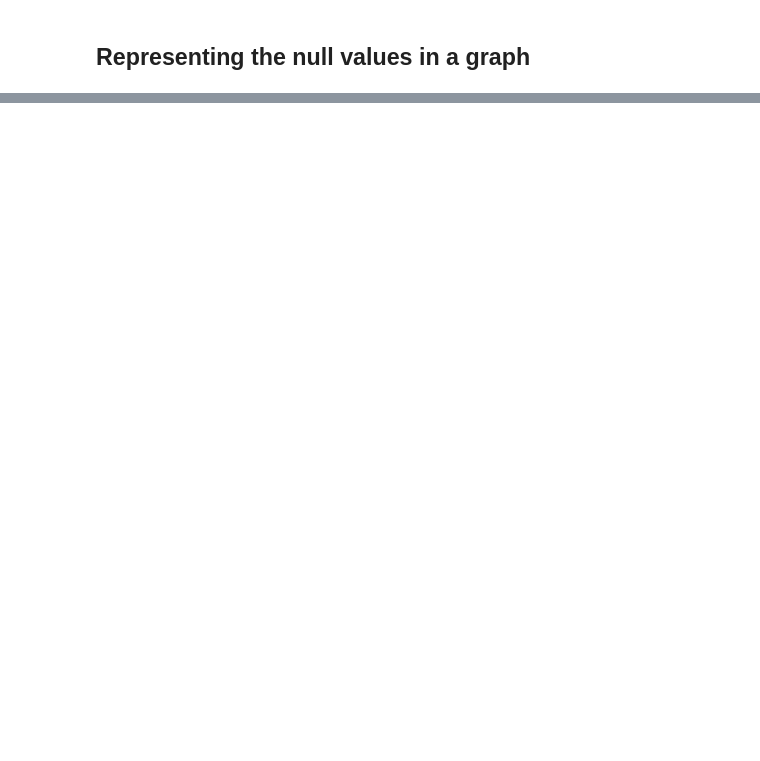
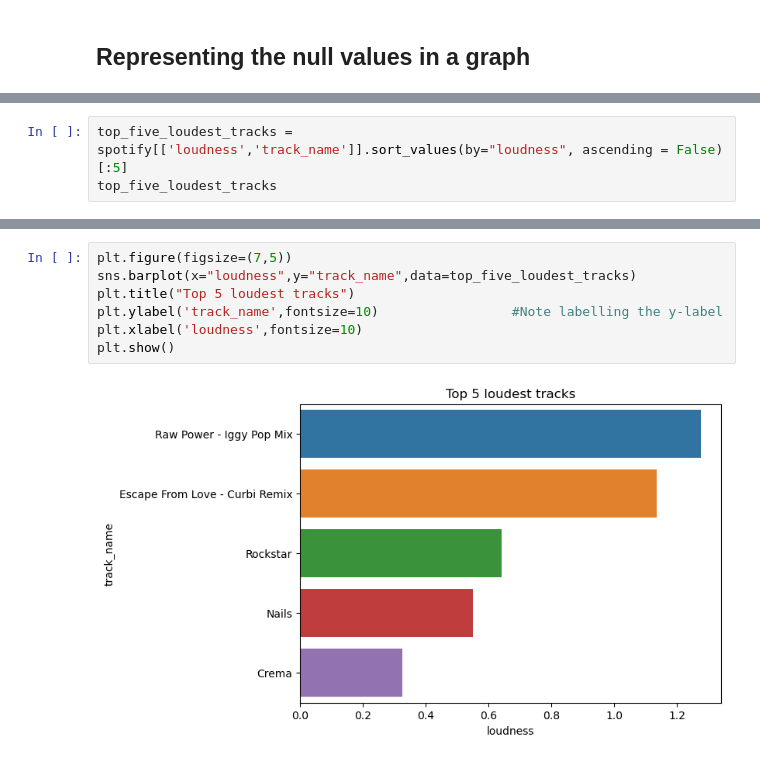
Before and after one commit to anishsoni29/Data-Analysis, a Jupyter notebook: Spotify EDA/spotify-eda.ipynb, the cells around one changed output, grey strips where cells are left out. Saved outputs shown, nothing was run; the diff lists cells and outputs as text; blank space fills up the shorter version.

```diff
--- a/Spotify EDA/spotify-eda.ipynb
+++ b/Spotify EDA/spotify-eda.ipynb
@@ -170,0 +202,3 @@ plt.show()
+# %%
+top_five_loudest_tracks = spotify[['loudness','track_name']].sort_values(by="loudness", ascending = False)[:5]
+top_five_loudest_tracks
@@ -170,0 +212,9 @@ plt.show()
+# %%
+plt.figure(figsize=(7,5))
+sns.barplot(x="loudness",y="track_name",data=top_five_loudest_tracks)
+plt.title("Top 5 loudest tracks")
+plt.ylabel('track_name',fontsize=10)                 #Note labelling the y-label
+plt.xlabel('loudness',fontsize=10)
+plt.show()
+# %% [output]
+[figure, added]
```
Also changed, not shown: parts of 21 cells of this notebook.
